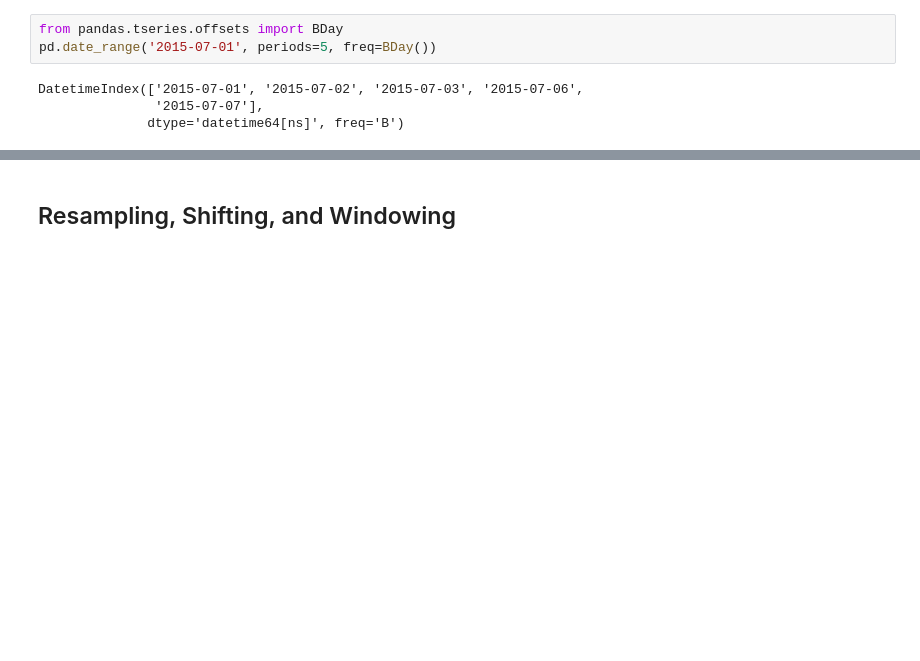
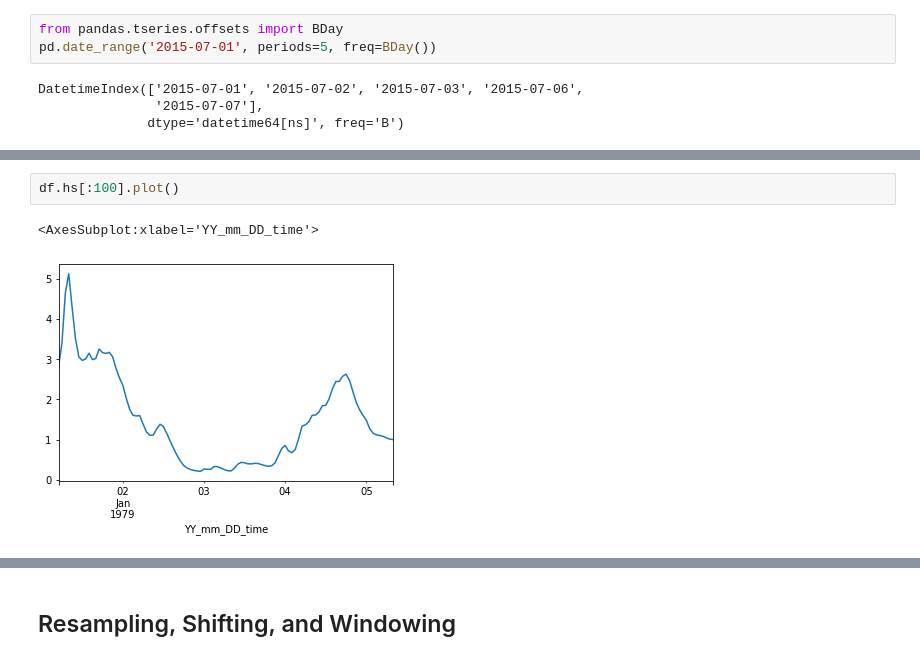
Before and after one commit to andreall/dicca__python_course, a Jupyter notebook: 05b_pandas_timeseries.ipynb, the cells around one changed output, grey strips where cells are left out. Drawn from its saved outputs; the diff is of its cells as text; blank space fills up the shorter version.

```diff
--- a/05b_pandas_timeseries.ipynb
+++ b/05b_pandas_timeseries.ipynb
@@ -295,0 +366,5 @@ DatetimeIndex(['2015-07-01', '2015-07-02', '2015-07-03', '2015-07-06',
+# %%
+df.hs[:100].plot()
+# %% [output]
+<AxesSubplot:xlabel='YY_mm_DD_time'>
+[figure, added]
```
Also changed, not shown: parts of 34 cells of this notebook, 1 other file.
